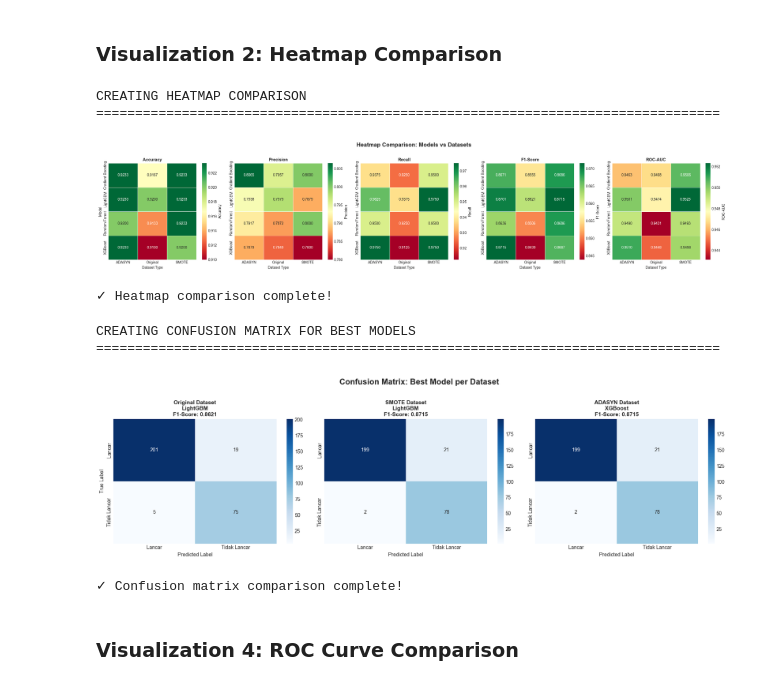
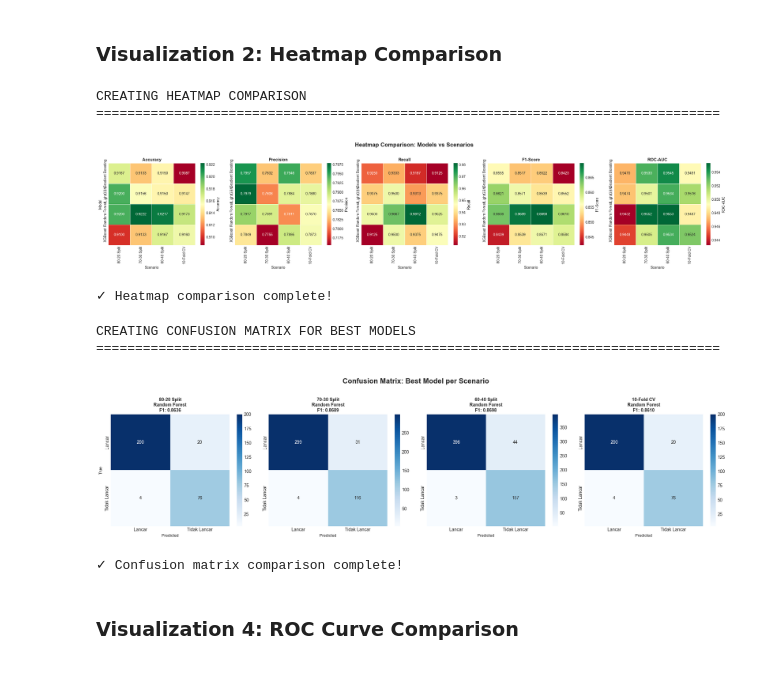
Before and after one commit to ArtEnginer/ENSAMBLE-LEARNING-KREDIT, a Jupyter notebook: ANALISIS_NPL_LENGKAP.ipynb, the cells around one changed output. Drawn from its saved outputs; the diff is of its cells as text; code cells hidden in the pictures.

```diff
--- a/ANALISIS_NPL_LENGKAP.ipynb
+++ b/ANALISIS_NPL_LENGKAP.ipynb
@@ -1133,11 +1169,14 @@ print("="*80)
 metrics_list = ['Accuracy', 'Precision', 'Recall', 'F1-Score', 'ROC-AUC']
 
 fig, axes = plt.subplots(1, 5, figsize=(25, 5))
-fig.suptitle('Heatmap Comparison: Models vs Datasets', fontsize=16, fontweight='bold', y=1.02)
+fig.suptitle('Heatmap Comparison: Models vs Scenarios', fontsize=16, fontweight='bold', y=1.02)
 
 for idx, metric in enumerate(metrics_list):
     # Buat pivot table untuk heatmap
-    pivot_data = comparison_df.pivot(index='Model', columns='Dataset', values=metric)
+    pivot_data = comparison_df.pivot(index='Model', columns='Scenario', values=metric)
+
+    # Reorder columns untuk urutan yang lebih logis
+    pivot_data = pivot_data[['80-20 Split', '70-30 Split', '60-40 Split', '10-Fold CV']]
 
     # Buat heatmap
     sns.heatmap(pivot_data, annot=True, fmt='.4f', cmap='RdYlGn',
@@ -1145,7 +1184,7 @@ for idx, metric in enumerate(metrics_list):
                 cbar_kws={'label': metric}, ax=axes[idx], linewidths=0.5)
 
     axes[idx].set_title(f'{metric}', fontsize=12, fontweight='bold')
-    axes[idx].set_xlabel('Dataset Type', fontsize=10)
+    axes[idx].set_xlabel('Scenario', fontsize=10)
     axes[idx].set_ylabel('Model' if idx == 0 else '', fontsize=10)
 
 plt.tight_layout()
@@ -1155,61 +1194,88 @@ print("\n✓ Heatmap comparison complete!")
 # %% [output]
 CREATING HEATMAP COMPARISON
 ================================================================================
-[figure, old version]
+[figure, new version]
 ✓ Heatmap comparison complete!
 # %%
-# Confusion Matrix untuk best model dari setiap dataset
+# Confusion Matrix untuk best model dari setiap scenario
 print("CREATING CONFUSION MATRIX FOR BEST MODELS")
 print("="*80)
 
-fig, axes = plt.subplots(1, 3, figsize=(18, 5))
-fig.suptitle('Confusion Matrix: Best Model per Dataset', fontsize=16, fontweight='bold', y=1.02)
+fig, axes = plt.subplots(1, 4, figsize=(20, 5))
+fig.suptitle('Confusion Matrix: Best Model per Scenario', fontsize=16, fontweight='bold', y=1.02)
 
-datasets_dict = {
-    'Original': (X_train_scaled, X_test_scaled, y_train, y_test),
-    'SMOTE': (X_train_smote_scaled, X_test_smote_scaled, y_train_smote, y_test),
-    'ADASYN': (X_train_adasyn_scaled, X_test_adasyn_scaled, y_train_adasyn, y_test)
+scenarios_dict = {
+    '80-20 Split': (X_train_80_scaled, X_test_80_scaled, y_train_80, y_test_80),
+    '70-30 Split': (X_train_70_scaled, X_test_70_scaled, y_train_70, y_test_70),
+    '60-40 Split': (X_train_60_scaled, X_test_60_scaled, y_train_60, y_test_60)
 }
 
-for idx, (dataset_name, (X_tr, X_te, y_tr, y_te)) in enumerate(datasets_dict.items()):
-    # Cari best model untuk dataset ini
-    best_row = comparison_df[comparison_df['Dataset'] == dataset_name].sort_values('F1-Score', ascending=False).iloc[0]
+for idx, (scenario_name, (X_tr, X_te, y_tr, y_te)) in enumerate(scenarios_dict.items()):
+    # Cari best model untuk scenario ini
+    best_row = comparison_df[comparison_df['Scenario'] == scenario_name].sort_values('F1-Score', ascending=False).iloc[0]
     best_model_name = best_row['Model']
 
     # Train ulang best model
     if best_model_name == 'Random Forest':
-        model = RandomForestClassifier(n_estimators=100, random_state=42, n_jobs=-1)
+        model = RandomForestClassifier(n_estimators=100, max_depth=15, min_samples_split=10, min_samples_leaf=4, random_state=42, n_jobs=-1)
     elif best_model_name == 'Gradient Boosting':
         model = GradientBoostingClassifier(n_estimators=100, learning_rate=0.1, max_depth=5, random_state=42)
     elif best_model_name == 'XGBoost':
         model = XGBClassifier(n_estimators=100, learning_rate=0.1, max_depth=5, random_state=42, eval_metric='logloss', use_label_encoder=False)
     else:  # LightGBM
         model = LGBMClassifier(n_estimators=100, learning_rate=0.1, max_depth=5, random_state=42, verbose=-1)
 
     model.fit(X_tr, y_tr)
     y_pred = model.predict(X_te)
 
     # Buat confusion matrix
     cm = confusion_matrix(y_te, y_pred)
 
     # Plot
     sns.heatmap(cm, annot=True, fmt='d', cmap='Blues', ax=axes[idx],
                 xticklabels=['Lancar', 'Tidak Lancar'],
                 yticklabels=['Lancar', 'Tidak Lancar'])
 
-    axes[idx].set_title(f'{dataset_name} Dataset\n{best_model_name}\nF1-Score: {best_row["F1-Score"]:.4f}',
-                        fontsize=11, fontweight='bold')
-    axes[idx].set_xlabel('Predicted Label', fontsize=10)
-    axes[idx].set_ylabel('True Label' if idx == 0 else '', fontsize=10)
+    axes[idx].set_title(f'{scenario_name}\n{best_model_name}\nF1: {best_row["F1-Score"]:.4f}',
+                        fontsize=10, fontweight='bold')
+    axes[idx].set_xlabel('Predicted', fontsize=9)
+    axes[idx].set_ylabel('True' if idx == 0 else '', fontsize=9)
+
+# Confusion matrix for 10-Fold CV (use 80-20 split as representative)
+best_row_cv = comparison_df[comparison_df['Scenario'] == '10-Fold CV'].sort_values('F1-Score', ascending=False).iloc[0]
+best_model_name_cv = best_row_cv['Model']
+
+if best_model_name_cv == 'Random Forest':
+    model_cv = RandomForestClassifier(n_estimators=100, max_depth=15, min_samples_split=10, min_samples_leaf=4, random_state=42, n_jobs=-1)
+elif best_model_name_cv == 'Gradient Boosting':
+    model_cv = GradientBoostingClassifier(n_estimators=100, learning_rate=0.1, max_depth=5, random_state=42)
+elif best_model_name_cv == 'XGBoost':
+    model_cv = XGBClassifier(n_estimators=100, learning_rate=0.1, max_depth=5, random_state=42, eval_metric='logloss', use_label_encoder=False)
+else:  # LightGBM
+    model_cv = LGBMClassifier(n_estimators=100, learning_rate=0.1, max_depth=5, random_state=42, verbose=-1)
+
+# Use 80-20 split for visualization
+model_cv.fit(X_train_80_scaled, y_train_80)
+y_pred_cv = model_cv.predict(X_test_80_scaled)
+cm_cv = confusion_matrix(y_test_80, y_pred_cv)
+
+sns.heatmap(cm_cv, annot=True, fmt='d', cmap='Blues', ax=axes[3],
+            xticklabels=['Lancar', 'Tidak Lancar'],
+            yticklabels=['Lancar', 'Tidak Lancar'])
+
+axes[3].set_title(f'10-Fold CV\n{best_model_name_cv}\nF1: {best_row_cv["F1-Score"]:.4f}',
+                  fontsize=10, fontweight='bold')
+axes[3].set_xlabel('Predicted', fontsize=9)
+axes[3].set_ylabel('', fontsize=9)
 
 plt.tight_layout()
 plt.show()
 
 print("\n✓ Confusion matrix comparison complete!")
 # %% [output]
 CREATING CONFUSION MATRIX FOR BEST MODELS
 ================================================================================
-[figure, old version]
+[figure, new version]
 ✓ Confusion matrix comparison complete!
 # %% [markdown]
 ### Visualization 4: ROC Curve Comparison
```
Also changed, not shown: parts of 25 cells of this notebook, 1 other file.
